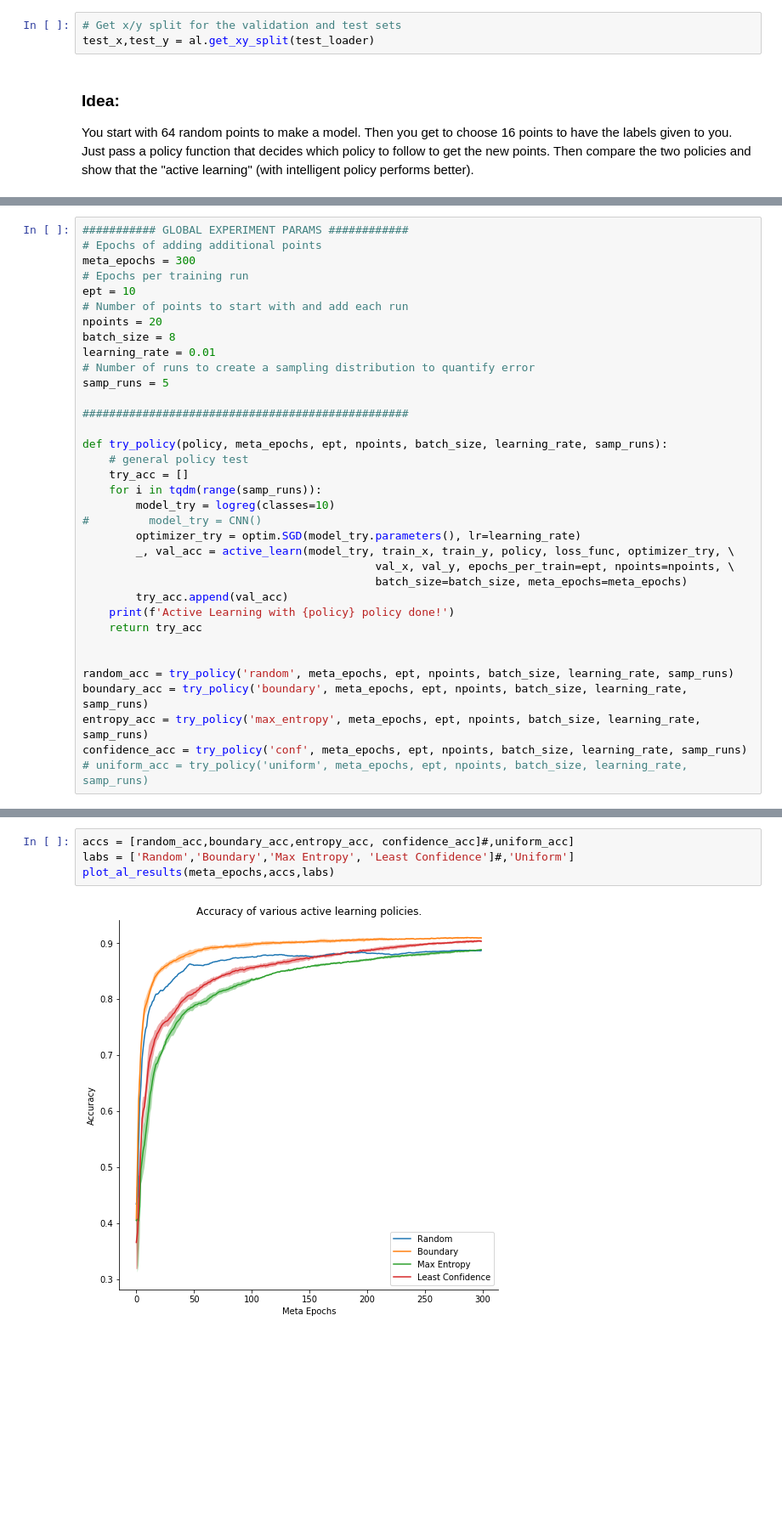
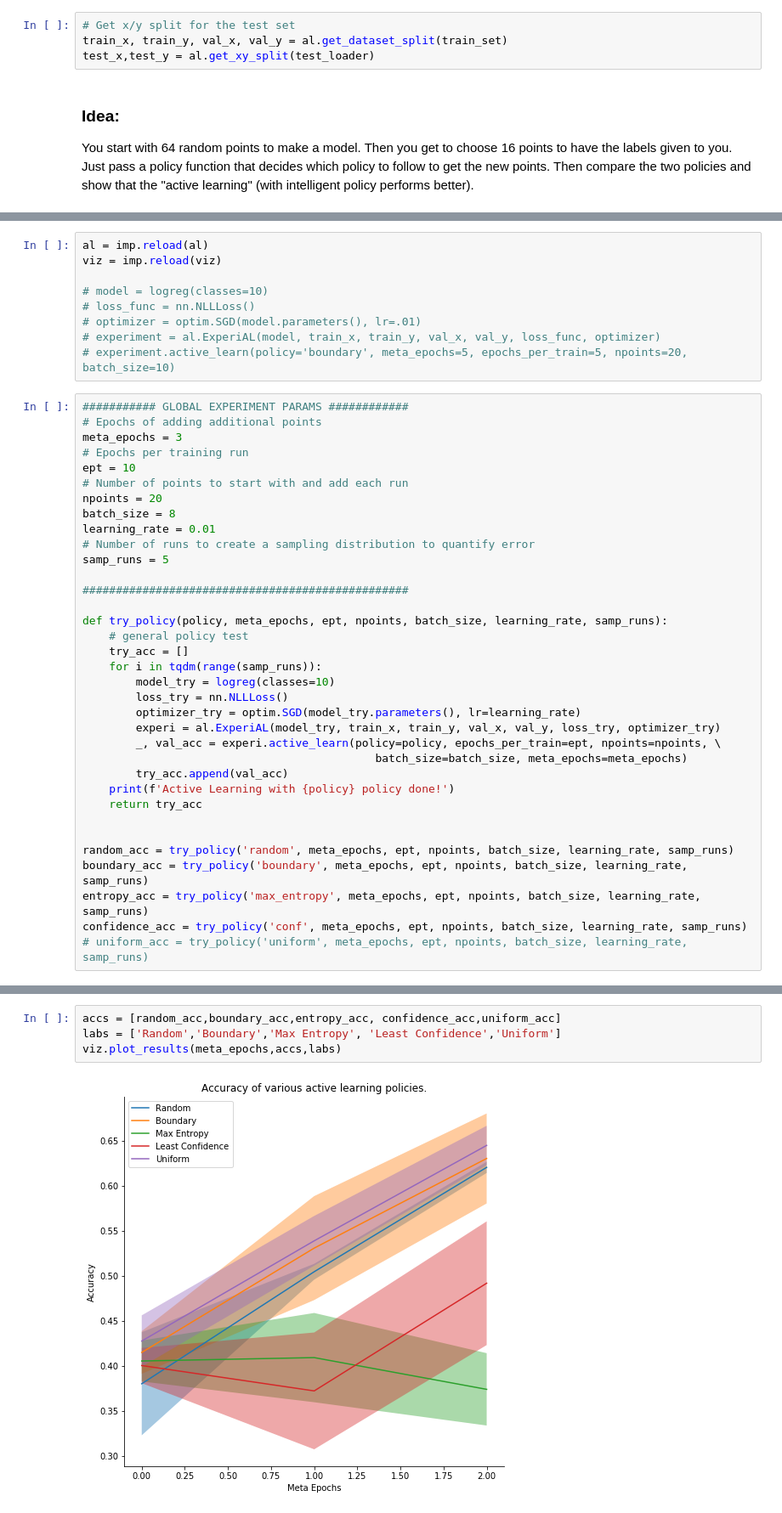
Before and after one commit to dsondak/pavlos_research, a Jupyter notebook: notebooks/1.0_domain_adapt_playbook.ipynb, the cells around one changed output, grey strips where cells are left out. Shown: that part at 85% size. Saved outputs shown, nothing was run; the diff lists cells and outputs as text; blank space fills up the shorter version.

Commit message:
add class for experiments and modular code for AL

```diff
--- a/notebooks/1.0_domain_adapt_playbook.ipynb
+++ b/notebooks/1.0_domain_adapt_playbook.ipynb
@@ -48,5 +37,6 @@ train_loader, unlab_loader, val_loader, test_loader = loaders
 # %%
-# Get x/y split for the validation and test sets
+# Get x/y split for the test set
+train_x, train_y, val_x, val_y = al.get_dataset_split(train_set)
 test_x,test_y = al.get_xy_split(test_loader)
 # %% [markdown]
 ### Idea:
@@ -264,7 +89,16 @@ def plot_al_results(meta_epochs, accs, labs):
+# %%
+al = imp.reload(al)
+viz = imp.reload(viz)
+
+# model = logreg(classes=10)
+# loss_func = nn.NLLLoss()
+# optimizer = optim.SGD(model.parameters(), lr=.01)
+# experiment = al.ExperiAL(model, train_x, train_y, val_x, val_y, loss_func, optimizer)
+# experiment.active_learn(policy='boundary', meta_epochs=5, epochs_per_train=5, npoints=20, batch_size=10)
 # %%
 ########### GLOBAL EXPERIMENT PARAMS ############
 # Epochs of adding additional points
-meta_epochs = 300
+meta_epochs = 3
 # Epochs per training run
 ept = 10
 # Number of points to start with and add each run
@@ -281,10 +115,10 @@ def try_policy(policy, meta_epochs, ept, npoints, batch_size, learning_rate, sam
     try_acc = []
     for i in tqdm(range(samp_runs)):
         model_try = logreg(classes=10)
-#         model_try = CNN()
+        loss_try = nn.NLLLoss()
         optimizer_try = optim.SGD(model_try.parameters(), lr=learning_rate)
-        _, val_acc = active_learn(model_try, train_x, train_y, policy, loss_func, optimizer_try, \
-                                            val_x, val_y, epochs_per_train=ept, npoints=npoints, \
+        experi = al.ExperiAL(model_try, train_x, train_y, val_x, val_y, loss_try, optimizer_try)
+        _, val_acc = experi.active_learn(policy=policy, epochs_per_train=ept, npoints=npoints, \
                                             batch_size=batch_size, meta_epochs=meta_epochs)
         try_acc.append(val_acc)
     print(f'Active Learning with {policy} policy done!')
@@ -308,6 +144,6 @@ Active Learning with conf policy done!
 # %%
-accs = [random_acc,boundary_acc,entropy_acc, confidence_acc]#,uniform_acc]
-labs = ['Random','Boundary','Max Entropy', 'Least Confidence']#,'Uniform']
-plot_al_results(meta_epochs,accs,labs)
+accs = [random_acc,boundary_acc,entropy_acc, confidence_acc,uniform_acc]
+labs = ['Random','Boundary','Max Entropy', 'Least Confidence','Uniform']
+viz.plot_results(meta_epochs,accs,labs)
 # %% [output]
-[figure, old version]
+[figure, new version]
```
Also changed, not shown: parts of 14 cells of this notebook, 5 other files.
